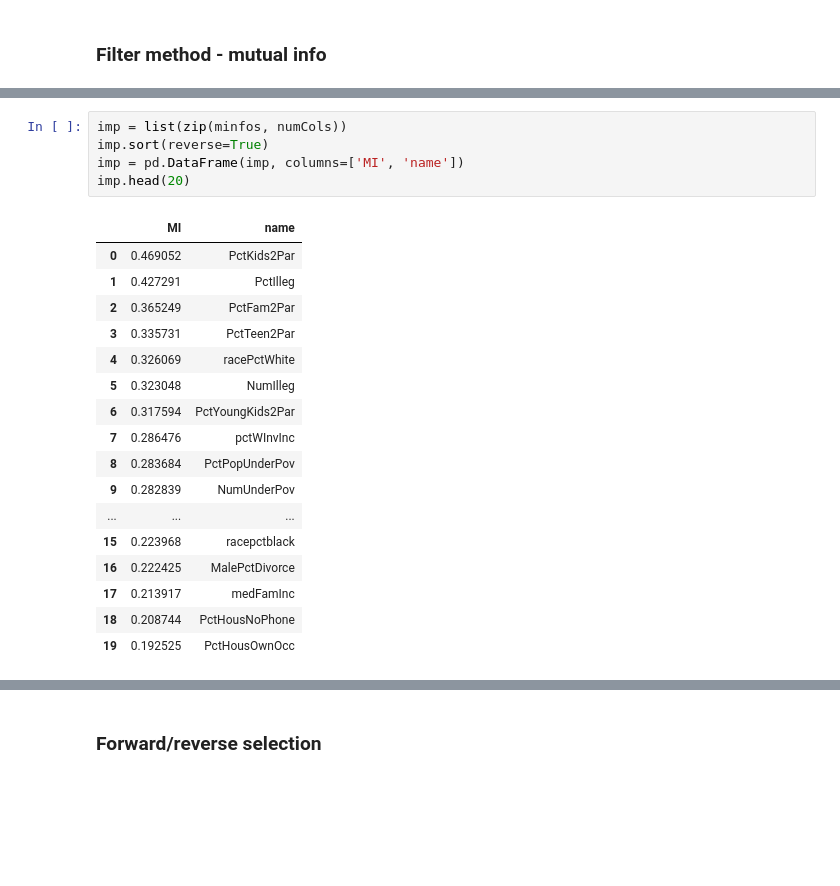
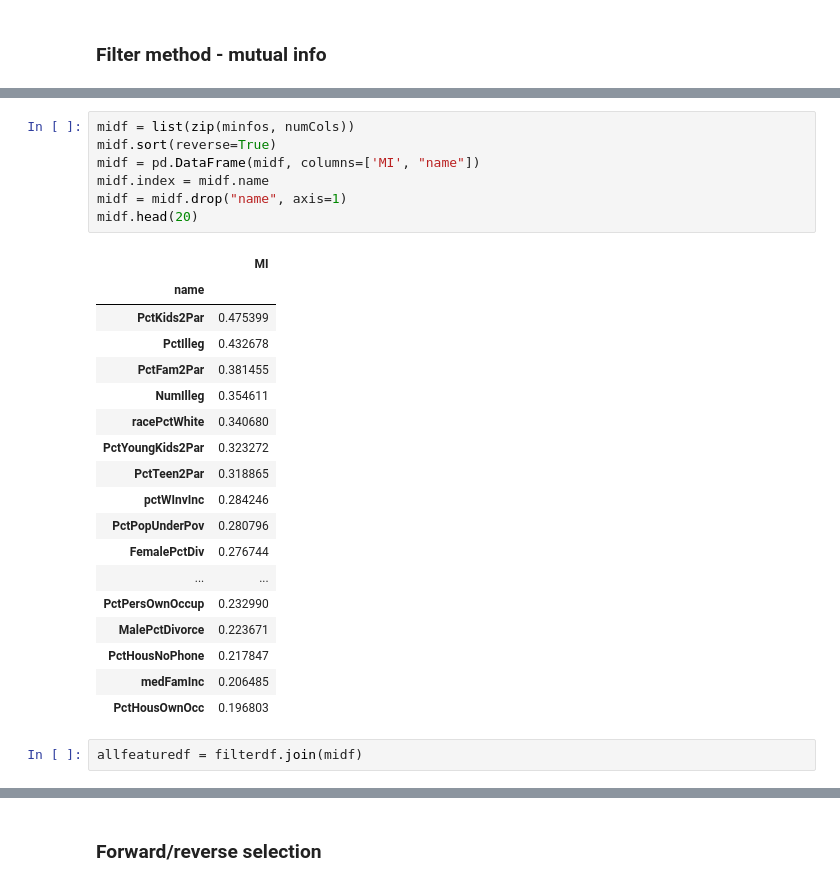
Before and after one commit to esobolewska/ML1-regression, a Jupyter notebook: ML1-kod.ipynb, the cells around one changed output, grey strips where cells are left out. Drawn from its saved outputs; the diff is of its cells as text; blank space fills up the shorter version.

```diff
--- a/ML1-kod.ipynb
+++ b/ML1-kod.ipynb
@@ -291,23 +297,28 @@ LemasPctOfficDrugUn  Mutual info 0.06641866553801412
 # %%
-imp = list(zip(minfos, numCols))
-imp.sort(reverse=True)
-imp = pd.DataFrame(imp, columns=['MI', 'name'])
-imp.head(20)
+midf = list(zip(minfos, numCols))
+midf.sort(reverse=True)
+midf = pd.DataFrame(midf, columns=['MI', "name"])
+midf.index = midf.name
+midf = midf.drop("name", axis=1)
+midf.head(20)
 # %% [output]
-|  | MI | name |
-| 0 | 0.469052 | PctKids2Par |
-| 1 | 0.427291 | PctIlleg |
-| 2 | 0.365249 | PctFam2Par |
-| 3 | 0.335731 | PctTeen2Par |
-| 4 | 0.326069 | racePctWhite |
-| 5 | 0.323048 | NumIlleg |
-| 6 | 0.317594 | PctYoungKids2Par |
-| 7 | 0.286476 | pctWInvInc |
-| 8 | 0.283684 | PctPopUnderPov |
-| 9 | 0.282839 | NumUnderPov |
-| ... | ... | ... |
-| 15 | 0.223968 | racepctblack |
-| 16 | 0.222425 | MalePctDivorce |
-| 17 | 0.213917 | medFamInc |
-| 18 | 0.208744 | PctHousNoPhone |
-| 19 | 0.192525 | PctHousOwnOcc |
+|  | MI |
+| name |  |
+| PctKids2Par | 0.475399 |
+| PctIlleg | 0.432678 |
+| PctFam2Par | 0.381455 |
+| NumIlleg | 0.354611 |
+| racePctWhite | 0.340680 |
+| PctYoungKids2Par | 0.323272 |
+| PctTeen2Par | 0.318865 |
+| pctWInvInc | 0.284246 |
+| PctPopUnderPov | 0.280796 |
+| FemalePctDiv | 0.276744 |
+| ... | ... |
+| PctPersOwnOccup | 0.232990 |
+| MalePctDivorce | 0.223671 |
+| PctHousNoPhone | 0.217847 |
+| medFamInc | 0.206485 |
+| PctHousOwnOcc | 0.196803 |
+# %%
+allfeaturedf = filterdf.join(midf)
```
Also changed, not shown: parts of 13 cells of this notebook.
